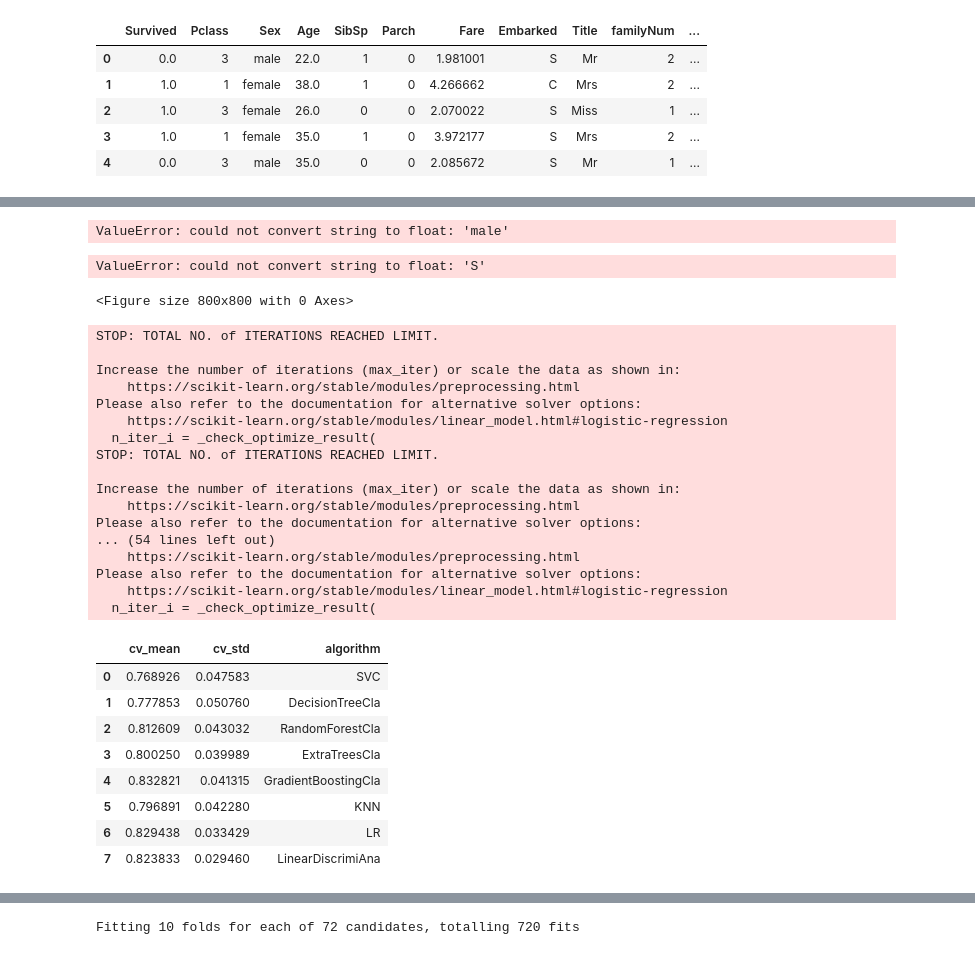
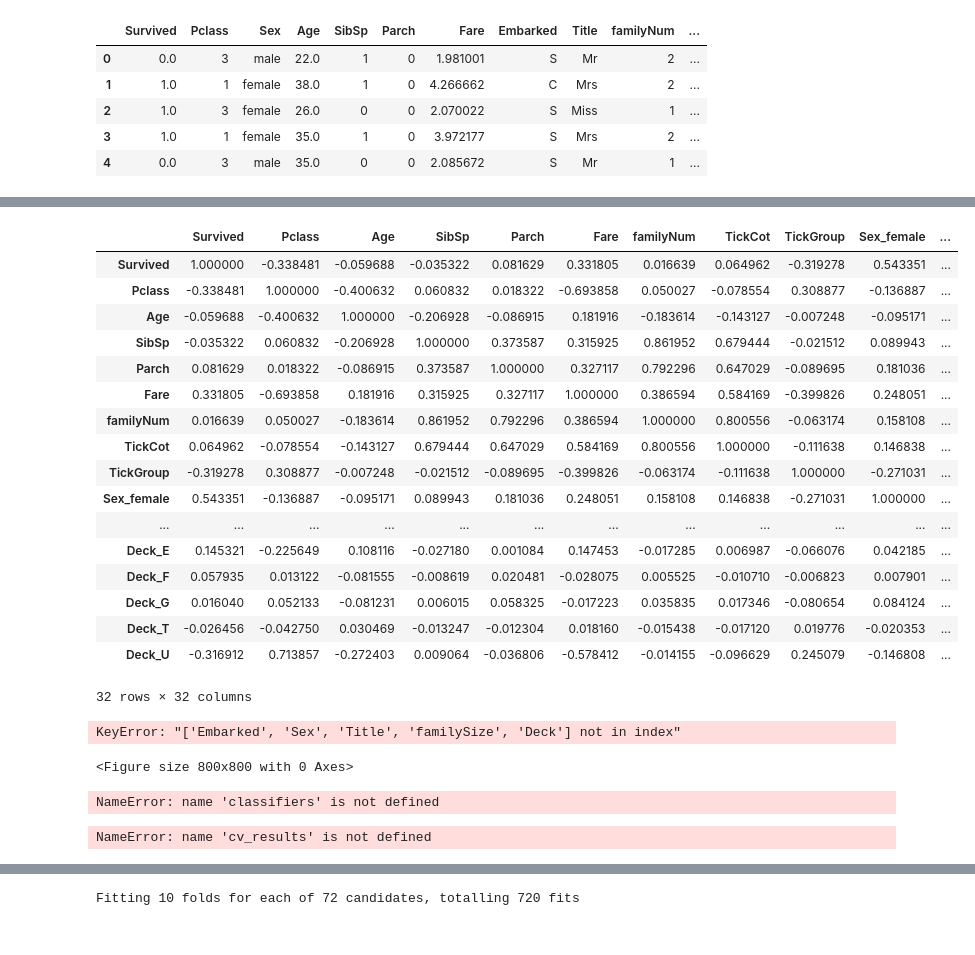
Before and after one commit to Vapourism233/DataAnalysePractice, a Jupyter notebook: rf.ipynb, the cells around one changed output, grey strips where cells are left out. Drawn from its saved outputs; the diff is of its cells as text; code cells hidden in the pictures.

```diff
--- a/rf.ipynb
+++ b/rf.ipynb
@@ -496,3 +470,6 @@ fullSel.head()
 | 2 | 1.0 | 3 | female | 26.0 | 0 | 0 | 2.070022 | S | Miss | 1 | ... |
 | 3 | 1.0 | 1 | female | 35.0 | 1 | 0 | 3.972177 | S | Mrs | 2 | ... |
 | 4 | 0.0 | 3 | male | 35.0 | 0 | 0 | 2.085672 | S | Mr | 1 | ... |
+# %%
+fullSel=pd.get_dummies(fullSel)
+fullSel.head()
@@ -499,9 +484,27 @@ fullSel.head()
 # %%
 #查看各特征与标签的相关性
 corrDf=pd.DataFrame()
 corrDf=fullSel.corr()
+corrDf
 # %% [output]
+|  | Survived | Pclass | Age | SibSp | Parch | Fare | familyNum | TickCot | TickGroup | Sex_female | ... |
+| Survived | 1.000000 | -0.338481 | -0.059688 | -0.035322 | 0.081629 | 0.331805 | 0.016639 | 0.064962 | -0.319278 | 0.543351 | ... |
+| Pclass | -0.338481 | 1.000000 | -0.400632 | 0.060832 | 0.018322 | -0.693858 | 0.050027 | -0.078554 | 0.308877 | -0.136887 | ... |
+| Age | -0.059688 | -0.400632 | 1.000000 | -0.206928 | -0.086915 | 0.181916 | -0.183614 | -0.143127 | -0.007248 | -0.095171 | ... |
+| SibSp | -0.035322 | 0.060832 | -0.206928 | 1.000000 | 0.373587 | 0.315925 | 0.861952 | 0.679444 | -0.021512 | 0.089943 | ... |
+| Parch | 0.081629 | 0.018322 | -0.086915 | 0.373587 | 1.000000 | 0.327117 | 0.792296 | 0.647029 | -0.089695 | 0.181036 | ... |
+| Fare | 0.331805 | -0.693858 | 0.181916 | 0.315925 | 0.327117 | 1.000000 | 0.386594 | 0.584169 | -0.399826 | 0.248051 | ... |
+| familyNum | 0.016639 | 0.050027 | -0.183614 | 0.861952 | 0.792296 | 0.386594 | 1.000000 | 0.800556 | -0.063174 | 0.158108 | ... |
+| TickCot | 0.064962 | -0.078554 | -0.143127 | 0.679444 | 0.647029 | 0.584169 | 0.800556 | 1.000000 | -0.111638 | 0.146838 | ... |
+| TickGroup | -0.319278 | 0.308877 | -0.007248 | -0.021512 | -0.089695 | -0.399826 | -0.063174 | -0.111638 | 1.000000 | -0.271031 | ... |
+| Sex_female | 0.543351 | -0.136887 | -0.095171 | 0.089943 | 0.181036 | 0.248051 | 0.158108 | 0.146838 | -0.271031 | 1.000000 | ... |
+| ... | ... | ... | ... | ... | ... | ... | ... | ... | ... | ... | ... |
+| Deck_E | 0.145321 | -0.225649 | 0.108116 | -0.027180 | 0.001084 | 0.147453 | -0.017285 | 0.006987 | -0.066076 | 0.042185 | ... |
+| Deck_F | 0.057935 | 0.013122 | -0.081555 | -0.008619 | 0.020481 | -0.028075 | 0.005525 | -0.010710 | -0.006823 | 0.007901 | ... |
+| Deck_G | 0.016040 | 0.052133 | -0.081231 | 0.006015 | 0.058325 | -0.017223 | 0.035835 | 0.017346 | -0.080654 | 0.084124 | ... |
+| Deck_T | -0.026456 | -0.042750 | 0.030469 | -0.013247 | -0.012304 | 0.018160 | -0.015438 | -0.017120 | 0.019776 | -0.020353 | ... |
+| Deck_U | -0.316912 | 0.713857 | -0.272403 | 0.009064 | -0.036806 | -0.578412 | -0.014155 | -0.096629 | 0.245079 | -0.146808 | ... |
-ValueError: could not convert string to float: 'male'
+32 rows × 32 columns
 # %%
 plt.figure(figsize=(8,8))
 sns.heatmap(fullSel[['Survived','Age','Embarked','Fare','Parch','Pclass',
@@ -510,7 +513,7 @@ sns.heatmap(fullSel[['Survived','Age','Embarked','Fare','Parch','Pclass',
            linewidths=.5)
 plt.xticks(rotation=45)
 # %% [output]
-ValueError: could not convert string to float: 'S'
+KeyError: "['Embarked', 'Sex', 'Title', 'familySize', 'Deck'] not in index"
 <Figure size 800x800 with 0 Axes>
 # %%
 fullSel=fullSel.drop(['familyNum','SibSp','TickCot','Parch'],axis=1)
@@ -559,23 +562,7 @@ for classifier in classifiers:
     cv_results.append(cross_val_score(classifier,experData_X,experData_y,
                                       scoring='accuracy',cv=kfold,n_jobs=-1))
 # %% [output]
-STOP: TOTAL NO. of ITERATIONS REACHED LIMIT.
-
-Increase the number of iterations (max_iter) or scale the data as shown in:
-    https://scikit-learn.org/stable/modules/preprocessing.html
-Please also refer to the documentation for alternative solver options:
-    https://scikit-learn.org/stable/modules/linear_model.html#logistic-regression
-  n_iter_i = _check_optimize_result(
-STOP: TOTAL NO. of ITERATIONS REACHED LIMIT.
-
-Increase the number of iterations (max_iter) or scale the data as shown in:
-    https://scikit-learn.org/stable/modules/preprocessing.html
-Please also refer to the documentation for alternative solver options:
-... (54 lines left out)
-    https://scikit-learn.org/stable/modules/preprocessing.html
-Please also refer to the documentation for alternative solver options:
-    https://scikit-learn.org/stable/modules/linear_model.html#logistic-regression
-  n_iter_i = _check_optimize_result(
+NameError: name 'classifiers' is not defined
 # %%
 #求出模型得分的均值和标准差
 cv_means=[]
@@ -592,15 +579,7 @@ cvResDf=pd.DataFrame({'cv_mean':cv_means,
 
 cvResDf
 # %% [output]
-|  | cv_mean | cv_std | algorithm |
-| 0 | 0.768926 | 0.047583 | SVC |
-| 1 | 0.777853 | 0.050760 | DecisionTreeCla |
-| 2 | 0.812609 | 0.043032 | RandomForestCla |
-| 3 | 0.800250 | 0.039989 | ExtraTreesCla |
-| 4 | 0.832821 | 0.041315 | GradientBoostingCla |
-| 5 | 0.796891 | 0.042280 | KNN |
-| 6 | 0.829438 | 0.033429 | LR |
-| 7 | 0.823833 | 0.029460 | LinearDiscrimiAna |
+NameError: name 'cv_results' is not defined
 # %%
 # sns.barplot(data=cvResDf,x='cv_mean',y='algorithm',**{'xerr':cv_std})
 
```
Also changed, not shown: parts of 10 cells of this notebook.
